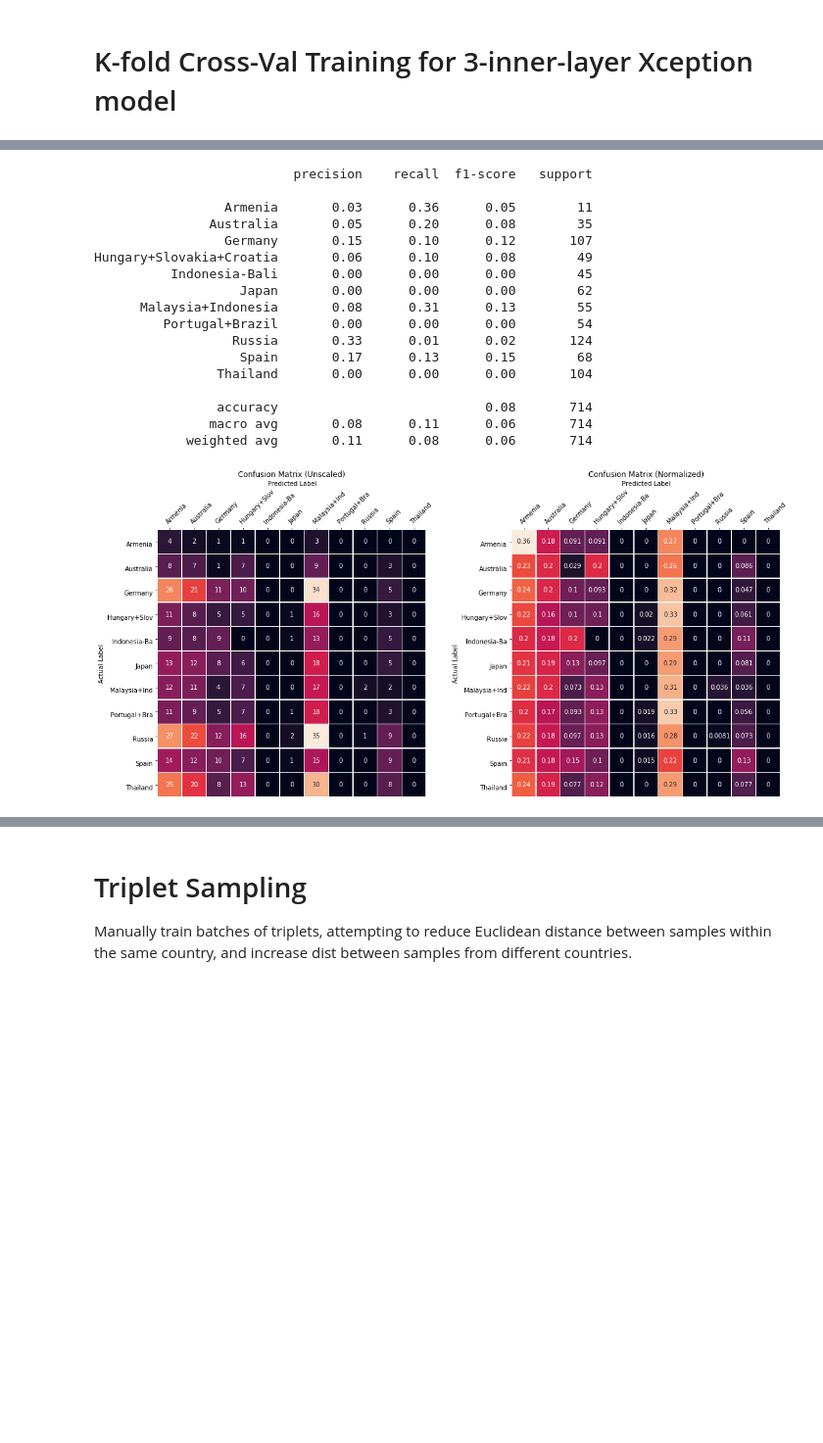
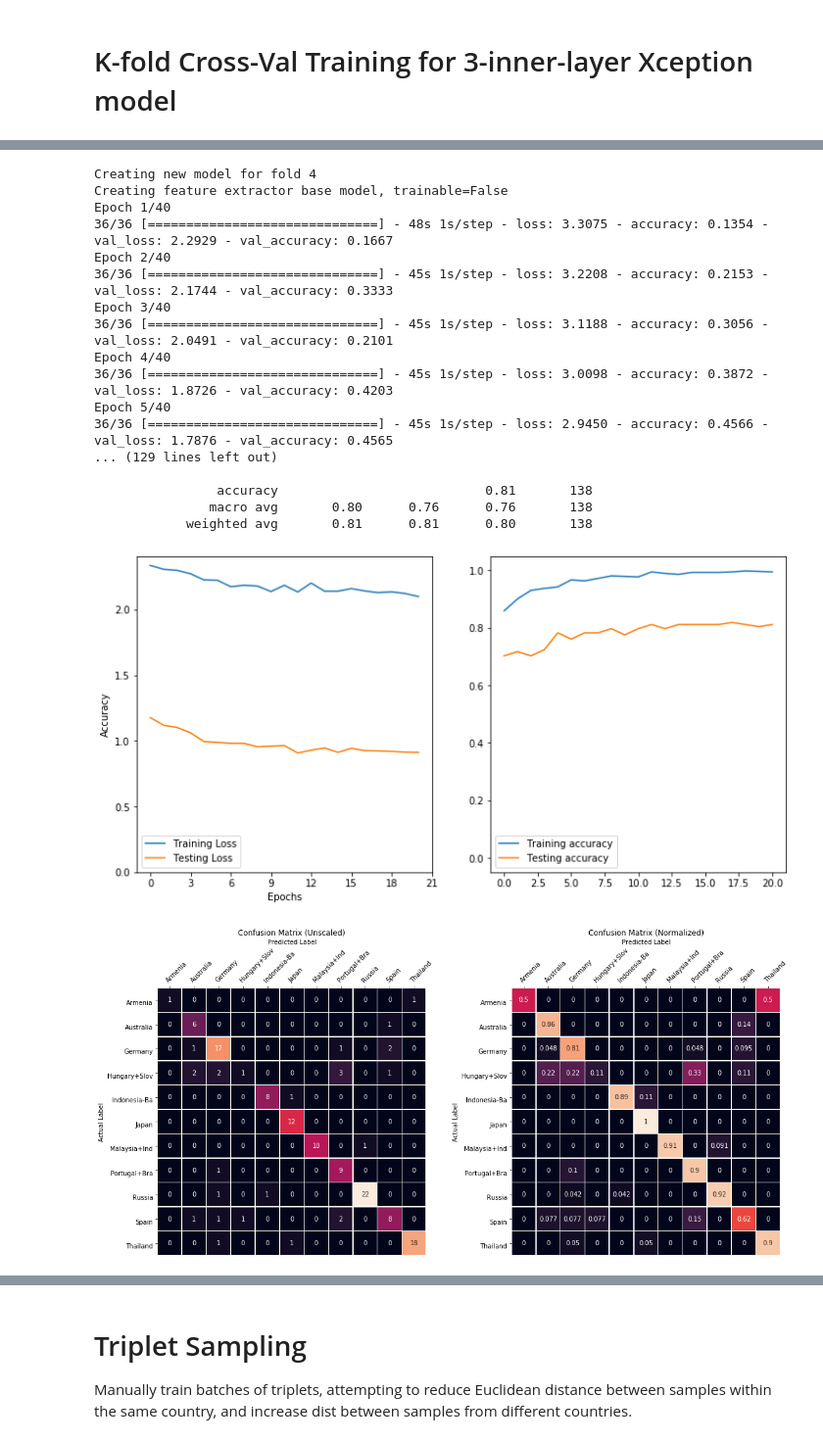
Before and after one commit to etotheipi/church_temple_classify, a Jupyter notebook: classification_training.ipynb, the cells around one changed output, grey strips where cells are left out. Shown at 98% size. Saved outputs shown, nothing was run; the diff lists cells and outputs as text; code cells hidden in the pictures; blank space fills up the shorter version.

```diff
--- a/classification_training.ipynb
+++ b/classification_training.ipynb
@@ -329,8 +329,22 @@ train_utils.print_classification_report(y_true, y_pred)
 # %% [markdown]
 # K-fold Cross-Val Training for 3-inner-layer Xception model
 # %%
-models, y_true, y_pred, hists = train_utils.train_eval_kfold_crossval(generate_multi_out_xception_model, epochs=60, model_prefix='multiout_extrafc_60_')
+'''
+models, y_true, y_pred, hists = train_utils.train_eval_kfold_crossval(
+    generate_multi_out_xception_model,
+    epochs=40,
+    model_prefix='minloss_inner3_fc1_60_Nadam_finetune')
 train_utils.display_training_hist(hists[-1])
 train_utils.display_heatmaps(y_true, y_pred)
 train_utils.print_classification_report(y_true, y_pred)
+'''
+# I keep exhausting resources trying to run all 5 folds sequentially.  Start doing them one by one
+model, fold_true, fold_pred, hist = train_utils.train_one_fold(
+    generate_multi_out_xception_model,
+    kfold_index=3,
+    epochs=40,
+    model_prefix='minloss_inner3_fc1_60_Nadam_finetune')
+train_utils.display_training_hist(hist)
+train_utils.display_heatmaps(fold_true, fold_pred)
+train_utils.print_classification_report(fold_true, fold_pred)
 # %% [output]
@@ -354,22 +369,29 @@ Epoch 10/60
-# %%
-train_utils.display_heatmaps(y_true, y_pred)
-train_utils.print_classification_report(y_true, y_pred)
-# %% [output]
-                          precision    recall  f1-score   support
-
-                 Armenia       0.03      0.36      0.05        11
-               Australia       0.05      0.20      0.08        35
-                 Germany       0.15      0.10      0.12       107
-Hungary+Slovakia+Croatia       0.06      0.10      0.08        49
-          Indonesia-Bali       0.00      0.00      0.00        45
-                   Japan       0.00      0.00      0.00        62
-      Malaysia+Indonesia       0.08      0.31      0.13        55
-         Portugal+Brazil       0.00      0.00      0.00        54
-                  Russia       0.33      0.01      0.02       124
-                   Spain       0.17      0.13      0.15        68
-                Thailand       0.00      0.00      0.00       104
-
-                accuracy                           0.08       714
-               macro avg       0.08      0.11      0.06       714
-            weighted avg       0.11      0.08      0.06       714
-[figure, removed]
+# %%
+model, fold_true, fold_pred, hist = train_utils.train_one_fold(
+    generate_multi_out_xception_model,
+    kfold_index=4,
+    epochs=40,
+    model_prefix='minloss_inner3_fc1_60_Nadam_finetune')
+train_utils.display_training_hist(hist)
+train_utils.display_heatmaps(fold_true, fold_pred)
+train_utils.print_classification_report(fold_true, fold_pred)
+# %% [output]
+Creating new model for fold 4
+Creating feature extractor base model, trainable=False
+Epoch 1/40
+36/36 [==============================] - 48s 1s/step - loss: 3.3075 - accuracy: 0.1354 - val_loss: 2.2929 - val_accuracy: 0.1667
+Epoch 2/40
+36/36 [==============================] - 45s 1s/step - loss: 3.2208 - accuracy: 0.2153 - val_loss: 2.1744 - val_accuracy: 0.3333
+Epoch 3/40
+36/36 [==============================] - 45s 1s/step - loss: 3.1188 - accuracy: 0.3056 - val_loss: 2.0491 - val_accuracy: 0.2101
+Epoch 4/40
+36/36 [==============================] - 45s 1s/step - loss: 3.0098 - accuracy: 0.3872 - val_loss: 1.8726 - val_accuracy: 0.4203
+Epoch 5/40
+36/36 [==============================] - 45s 1s/step - loss: 2.9450 - accuracy: 0.4566 - val_loss: 1.7876 - val_accuracy: 0.4565
+... (129 lines left out)
+
+                accuracy                           0.81       138
+               macro avg       0.80      0.76      0.76       138
+            weighted avg       0.81      0.81      0.80       138
+[figure, added]
+[figure, added]
```
Also changed, not shown: parts of 7 cells of this notebook, 14 other files.
